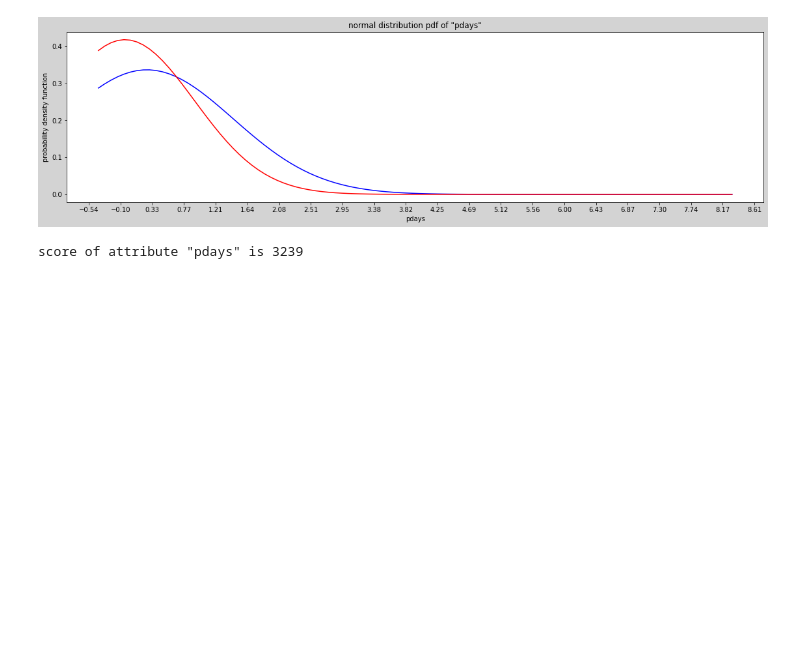
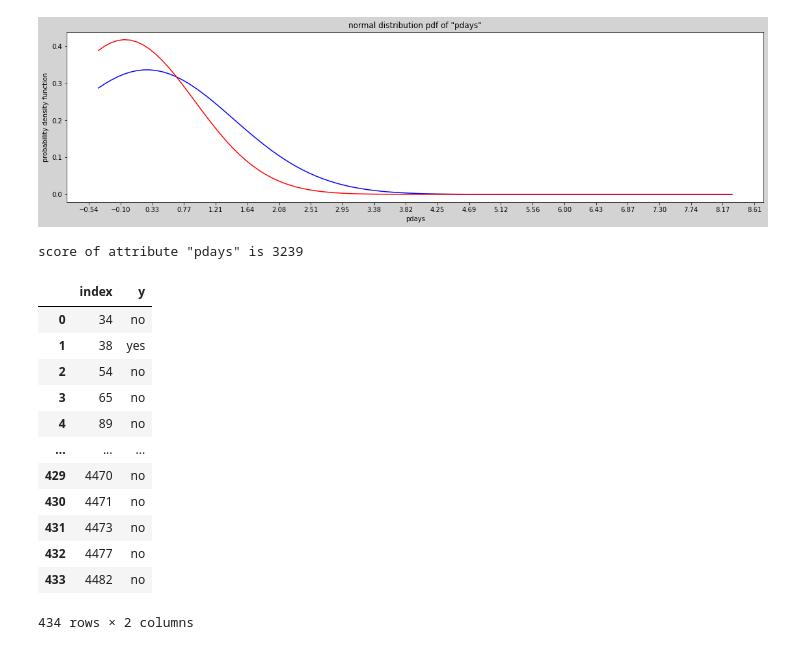
Before and after one commit to ALotov2000/ut-ai-assignment0, a Jupyter notebook: AI-CA0.ipynb, the cells around one changed output. Saved outputs shown, nothing was run; the diff lists cells and outputs as text; code cells hidden in the pictures; blank space fills up the shorter version.

```diff
--- a/AI-CA0.ipynb
+++ b/AI-CA0.ipynb
@@ -4,8 +4,10 @@ import numpy as np
 import matplotlib.pyplot as plot
 from scipy import stats as stat
 import time
+import os
 
 testFile = 'bank_term_deposit.csv'
+outputFile = 'out/out.csv'
 # %%
 df = pd.read_csv(testFile, index_col=False)
 print('log:', '{0} records has been read'.format(len(df.index)))
@@ -149,7 +151,7 @@ number of nan values in column "pdays" is 0
 number of nan values in column "poutcome" is 0
 number of nan values in column "y" is 434
 # %%
-target = pd.DataFrame(df[pd.isna(df['y'])])
+target = pd.DataFrame(df[pd.isna(df['y'])])[['y']]
 # %% [markdown]
 the dataframe has been splitted into the actual data and the target ones
 # %%
@@ -338,3 +340,40 @@ score of attribute "balance" is 684
 score of attribute "duration" is 3468
 [figure]
 score of attribute "pdays" is 3239
+# %%
+chosen_col = 'duration'
+
+m1 = StandardizedData[StandardizedData['y'] == 1][chosen_col].mean()
+s1 = StandardizedData[StandardizedData['y'] == 1][chosen_col].std()
+
+m0 = StandardizedData[StandardizedData['y'] == 0][chosen_col].mean()
+s0 = StandardizedData[StandardizedData['y'] == 0][chosen_col].std()
+
+target['y'].update(StandardizedData[pd.isna(StandardizedData['y'])][chosen_col].apply(lambda x: 1 if stat.norm.pdf(x, loc=m1, scale=s1) >
+                          stat.norm.pdf(x, loc=m0, scale=s0) else 0))
+
+result = pd.DataFrame()
+
+result['index'] = target.index
+result['y'] = target['y'].values
+result['y'].update(result['y'].apply(lambda x: 'yes' if x else 'no'))
+
+if not os.path.isdir('out'):
+  os.mkdir('out')
+result.to_csv(outputFile, index=False)
+
+result
+# %% [output]
+|  | index | y |
+| 0 | 34 | no |
+| 1 | 38 | yes |
+| 2 | 54 | no |
+| 3 | 65 | no |
+| 4 | 89 | no |
+| ... | ... | ... |
+| 429 | 4470 | no |
+| 430 | 4471 | no |
+| 431 | 4473 | no |
+| 432 | 4477 | no |
+| 433 | 4482 | no |
+434 rows × 2 columns
```
Also changed, not shown: parts of 2 cells of this notebook.
